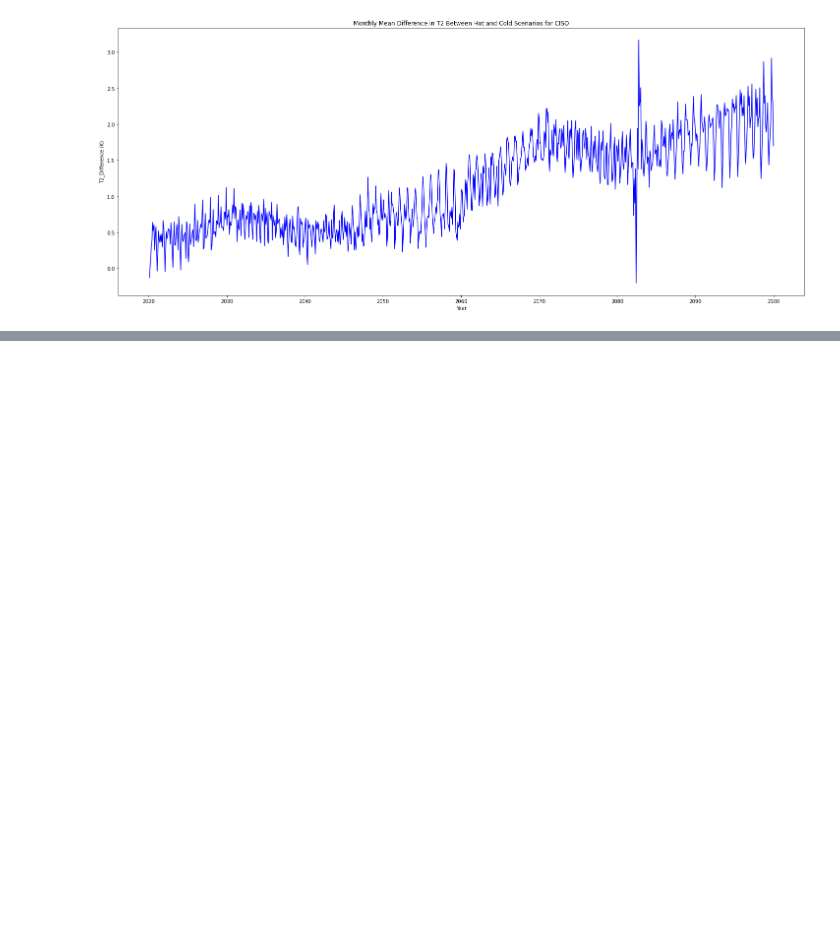
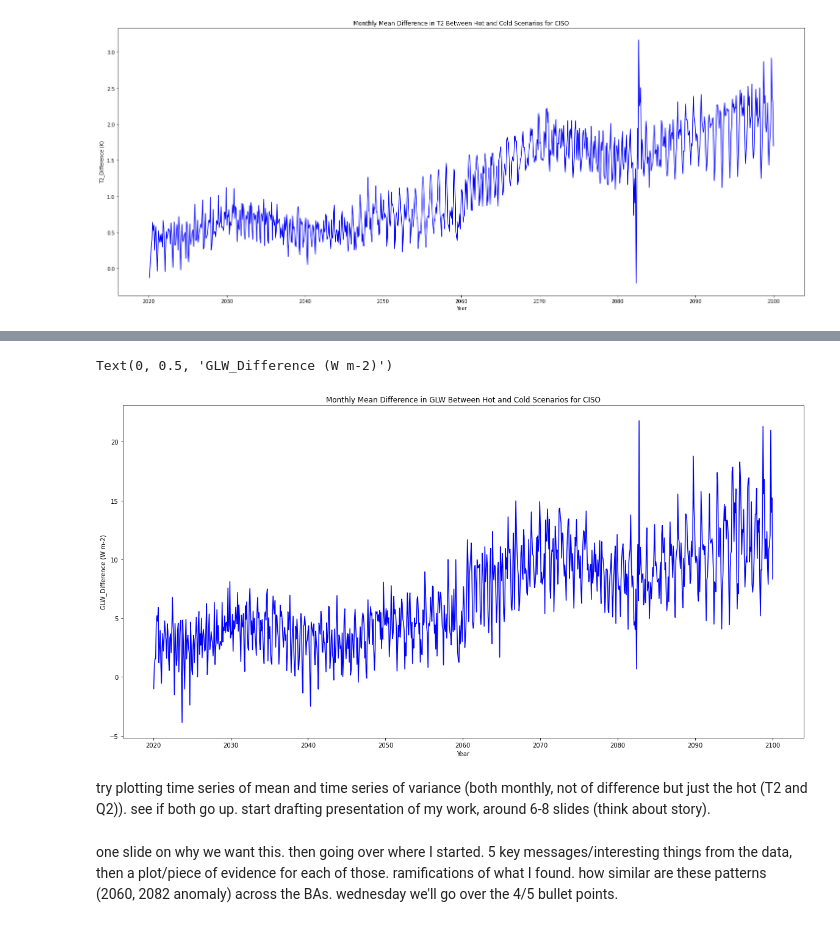
Before and after one commit to IMMM-SFA/misha_code, a Jupyter notebook: change_detection.ipynb, the cells around one changed output, grey strips where cells are left out. Saved outputs shown, nothing was run; the diff lists cells and outputs as text; code cells hidden in the pictures; blank space fills up the shorter version.

```diff
--- a/change_detection.ipynb
+++ b/change_detection.ipynb
@@ -339,0 +398,16 @@ for BA in BA_names:
+# %%
+wauw_glw = difference_values_glw('CISO')
+
+plt.figure(figsize=(20, 10))
+plt.plot(wauw_glw['Index'], wauw_glw['Mean_Difference'], color = 'blue')
+
+plt.xlabel('Year')
+plt.title('Monthly Mean Difference in GLW Between Hot and Cold Scenarios for CISO')
+plt.ylabel('GLW_Difference (W m-2)')
+# %% [output]
+Text(0, 0.5, 'GLW_Difference (W m-2)')
+[figure, added]
+# %% [markdown]
+try plotting time series of mean and time series of variance (both monthly, not of difference but just the hot (T2 and Q2)). see if both go up. start drafting presentation of my work, around 6-8 slides (think about story).
+# %% [markdown]
+one slide on why we want this. then going over where I started. 5 key messages/interesting things from the data, then a plot/piece of evidence for each of those. ramifications of what I found. how similar are these patterns (2060, 2082 anomaly) across the BAs. wednesday we'll go over the 4/5 bullet points.
```
Also changed, not shown: parts of 21 cells of this notebook.
